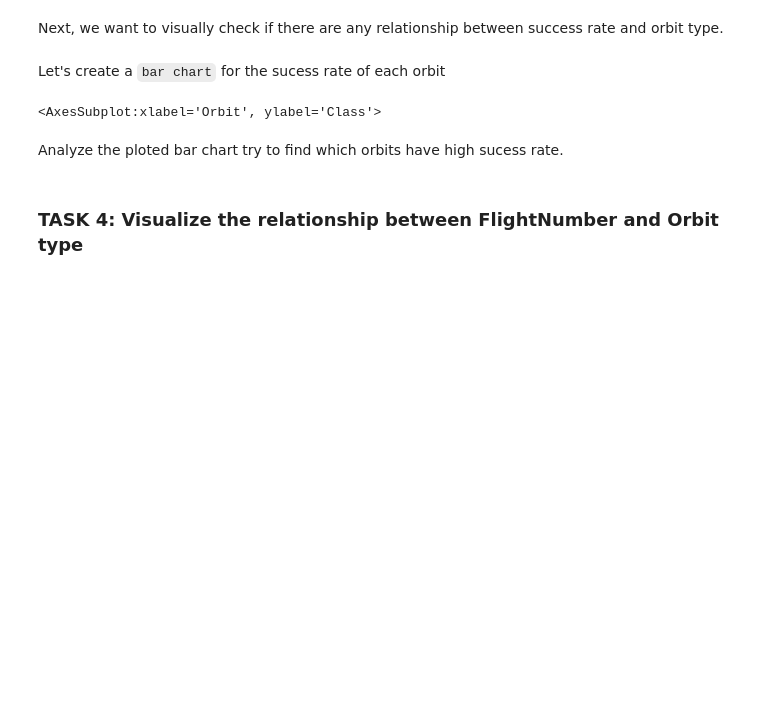
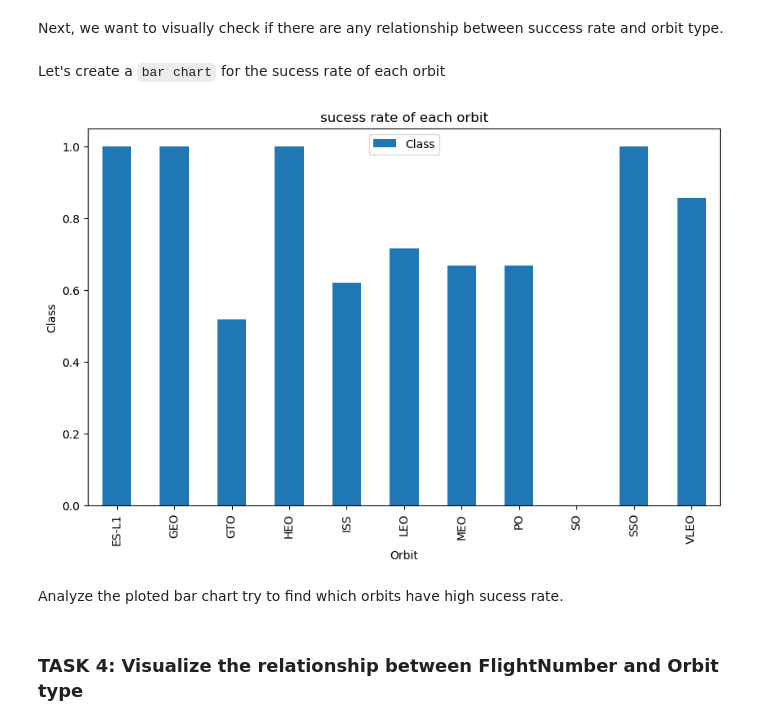
Before and after one commit to lemoniadowyjohn/space-Y--, a Jupyter notebook: Complete the EDA with Visualization lab.ipynb, the cells around one changed output. Drawn from its saved outputs; the diff is of its cells as text; code cells hidden in the pictures; blank space fills up the shorter version.

```diff
--- a/Complete the EDA with Visualization lab.ipynb
+++ b/Complete the EDA with Visualization lab.ipynb
@@ -117,13 +129,19 @@ Now if you observe Payload Vs. Launch Site scatter point chart you will find for
 Next, we want to visually check if there are any relationship between success rate and orbit type.
 # %% [markdown]
 Let's create a `bar chart` for the sucess rate of each orbit
-# %%
-# HINT use groupby method on Orbit column and get the mean of Class column
-orbit_success = df.groupby('Orbit').mean()
-orbit_success.reset_index(inplace=True)
-sns.barplot(x="Orbit",y="Class",data=orbit_success,hue='Class')
-# %% [output]
-<AxesSubplot:xlabel='Orbit', ylabel='Class'>
+# %%
+# HINT use groupby method on Orbit column and get the mean of Class column
+bar_data = df.groupby(['Orbit'])['Class'].mean().reset_index()
+bar_data.set_index('Orbit', inplace=True)
+bar_data.plot(kind='bar', figsize=(10, 6))
+#plt.xticks(bar_data['Orbit'], rotation = '65')
+plt.xlabel('Orbit') # add to x-label to the plot
+plt.ylabel('Class') # add y-label to the plot
+plt.title('sucess rate of each orbit') # add title to the plot
+
+plt.show()
+# %% [output]
+[figure, added]
 # %% [markdown]
 Analyze the ploted bar chart try to find which orbits have high sucess rate.
 # %% [markdown]
```
Also changed, not shown: parts of 6 cells of this notebook.
